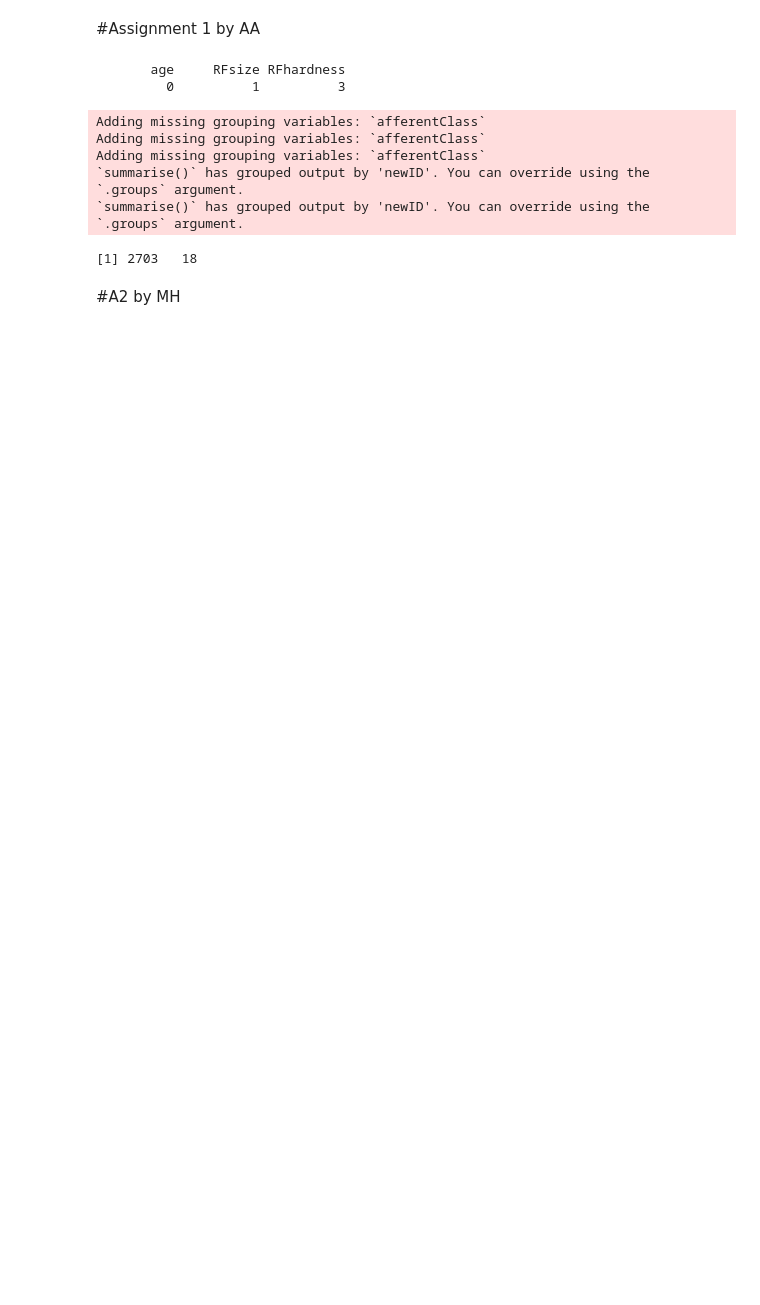
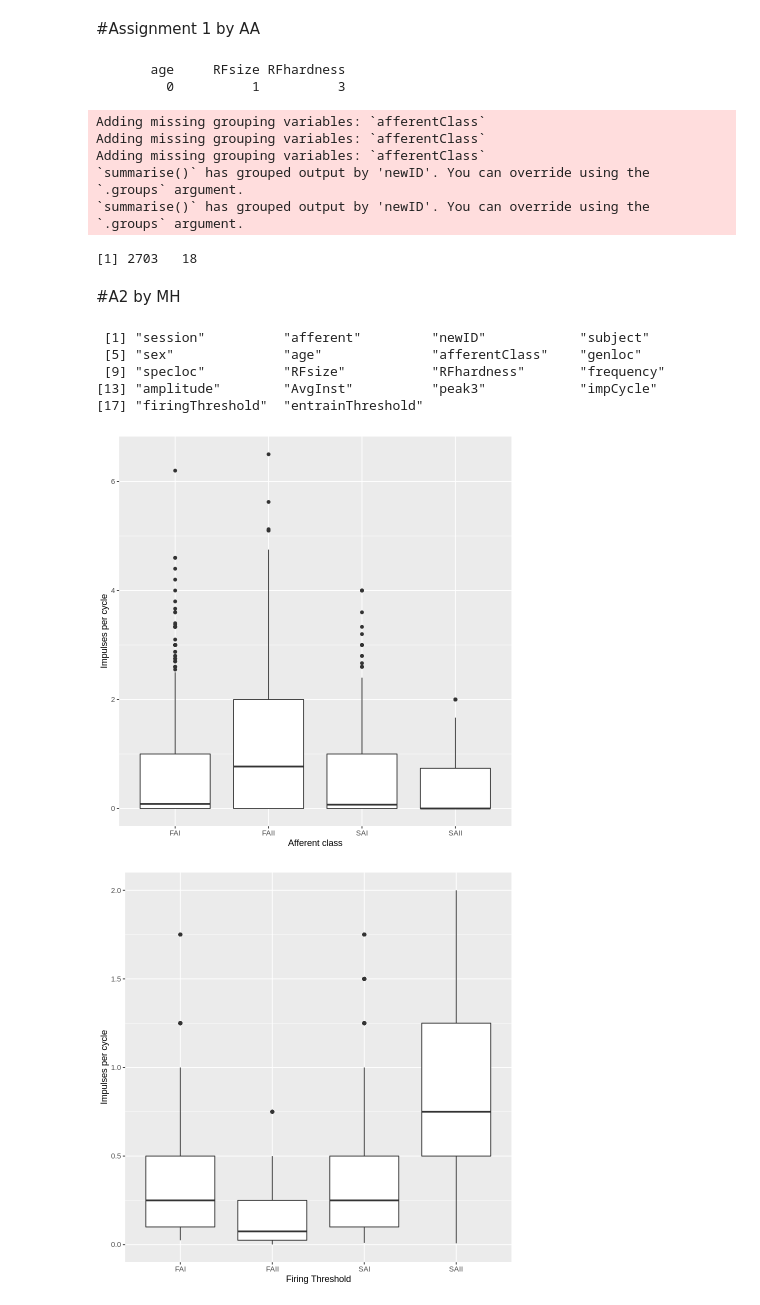
Before and after one commit to havaledar/6200, a Jupyter notebook: A2.ipynb, the cells around one changed output. Cells and saved outputs as stored; diff of their text form; code cells hidden in the pictures; blank space fills up the shorter version.

```diff
--- a/A2.ipynb
+++ b/A2.ipynb
@@ -243,3 +243,20 @@ Adding missing grouping variables: `afferentClass`
 [1] 2703   18
 # %% [markdown]
 #A2 by MH
+# %%
+colnames(footJoined)
+# %% [output]
+ [1] "session"          "afferent"         "newID"            "subject"
+ [5] "sex"              "age"              "afferentClass"    "genloc"
+ [9] "specloc"          "RFsize"           "RFhardness"       "frequency"
+[13] "amplitude"        "AvgInst"          "peak3"            "impCycle"
+[17] "firingThreshold"  "entrainThreshold"
+# %%
+#Plotting impulses per cycle, firing threshold, and entrainment thrsehold by afferent class
+
+ggplot(data=subset(footJoined, !is.na(impCycle)), aes(afferentClass, impCycle)) + geom_boxplot() + xlab("Afferent class") + ylab("Impulses per cycle")
+ggplot(data=subset(footJoined, !is.na(firingThreshold)), aes(afferentClass, firingThreshold)) + geom_boxplot() + xlab("Firing Threshold") + ylab("Impulses per cycle")
+ggplot(data=subset(footJoined, !is.na(entrainThreshold)), aes(afferentClass, entrainThreshold)) + geom_boxplot() + xlab("Entrain Threshold") + ylab("Impulses per cycle")
+# %% [output]
+[figure, added]
+[figure, added]
```
Also changed, not shown: parts of 2 cells of this notebook.
